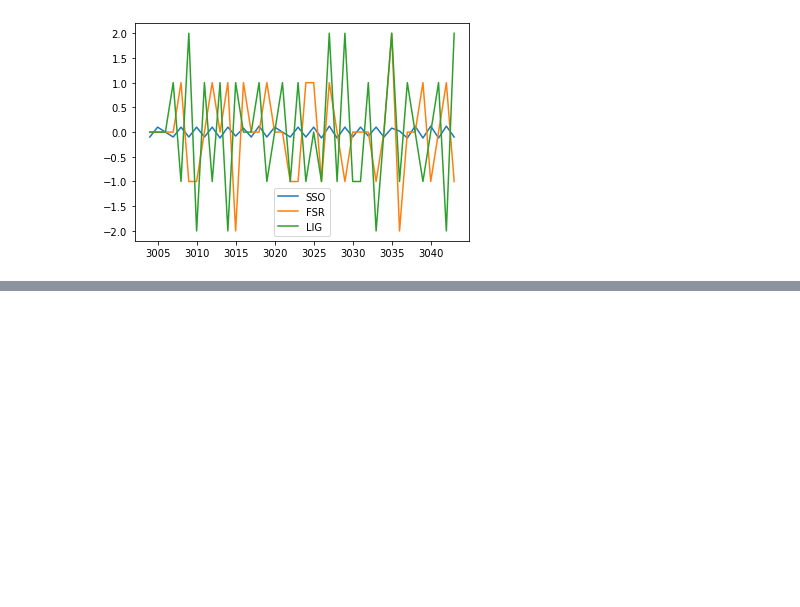
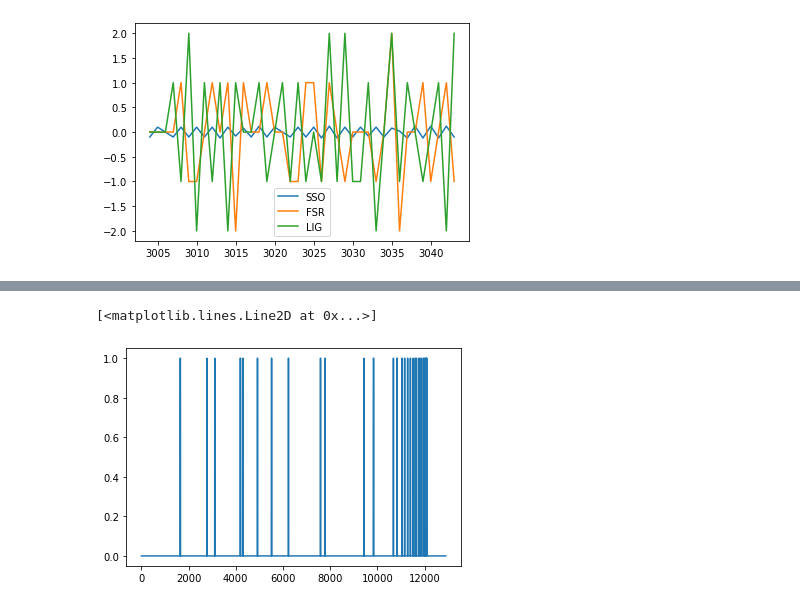
Before and after one commit to WhiteHyun/Lab, a Jupyter notebook: thesis/graph.ipynb, the cells around one changed output, grey strips where cells are left out. Drawn from its saved outputs; the diff is of its cells as text; code cells hidden in the pictures; blank space fills up the shorter version.

```diff
--- a/thesis/graph.ipynb
+++ b/thesis/graph.ipynb
@@ -224,3 +224,12 @@ UNKNOWN DATA, Index = 12004, sso = -0.09319999999999994, fsr = 2.56
 물건을 가져갔습니다. : 이용자(고객)
 물건을 넣었습니다. : 집배원
 물건을 가져갔습니다. : 이용자(고객)
+# %%
+difference_df["isUsed"] = 0
+for i in range(len(open_list)):
+    difference_df.iloc[open_list[i]:closed_list[i], -1] = 1
+# %%
+plt.plot(difference_df.iloc[:, -1])
+# %% [output]
+[<matplotlib.lines.Line2D at 0x...>]
+[figure, added]
```
Also changed, not shown: parts of 2 cells of this notebook, 2 other files.
